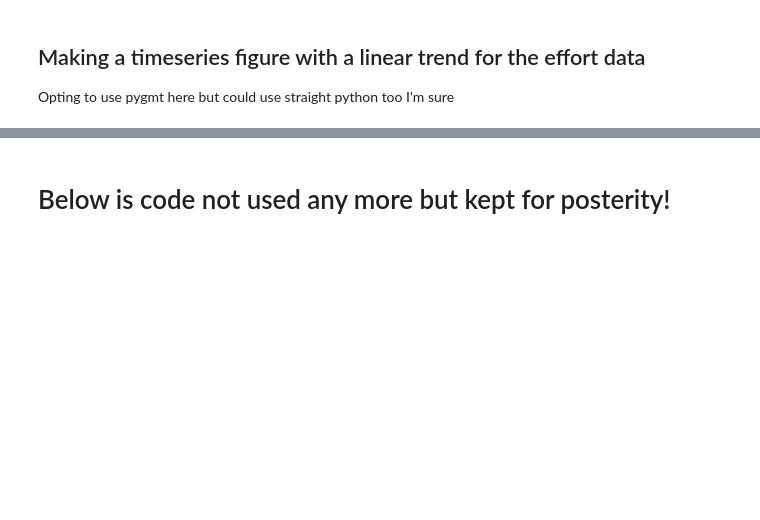
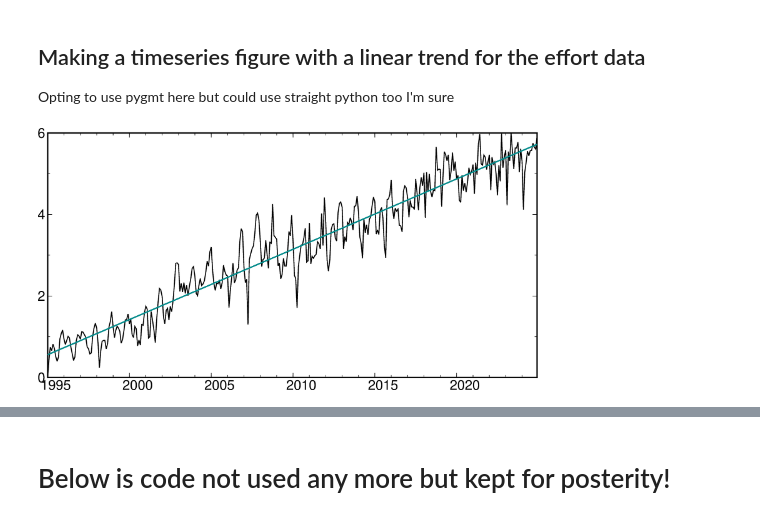
Before and after one commit to noaa-pifsc/PRP-ENSO-LonglineFishery, a Jupyter notebook: ENSO_EffortAreaMap.ipynb, the cells around one changed output, grey strips where cells are left out. Drawn from its saved outputs; the diff is of its cells as text; code cells hidden in the pictures; blank space fills up the shorter version.

```diff
--- a/ENSO_EffortAreaMap.ipynb
+++ b/ENSO_EffortAreaMap.ipynb
@@ -243,0 +255,46 @@ efrtTS = np
+# %%
+# Make the linear regression
+# adapted from (https://www.kaggle.com/code/ryanholbrook/linear-regression-with-time-series)
+from sklearn.linear_model import LinearRegression
+
+# Define the x and y. Here I'm using a dummy variable instead of date (monthly index)
+X = ts.loc[:,['Time']]
+y = ts.loc[:,'Effort']
+
+# Build the model
+model = LinearRegression()
+model.fit(X,y)
+
+# Store the fitted values as a time series with the same time index as the dummy variable
+y_pred = pd.Series(model.predict(X), index=X.index)
+
+# Turn the fitted values into a numpy object so pyGMT can use it
+ts_pred = y_pred.to_numpy()
+# %%
+# Make timeseries plot
+fig = pygmt.Figure()
+
+pygmt.config(
+    MAP_TICK_LENGTH="-5p",  # negative
+    FONT_ANNOT_PRIMARY="16p"
+)
+
+fig.plot(
+    projection="X8i/4i",
+    region=[x[0], x[-1], math.floor(efrtTS.min()), math.ceil(efrtTS.max())],
+    frame=["WSen", "af"],
+    x=x,
+    y=efrtTS,
+    #style="c0.3c",
+    pen="1p",
+)
+
+fig.plot(
+    x=x,
+    y=ts_pred,
+    pen='1.5p,cyan4',
+)
+
+fig.show()
+# %% [output]
+[figure, added]
```
Also changed, not shown: parts of 5 cells of this notebook.
